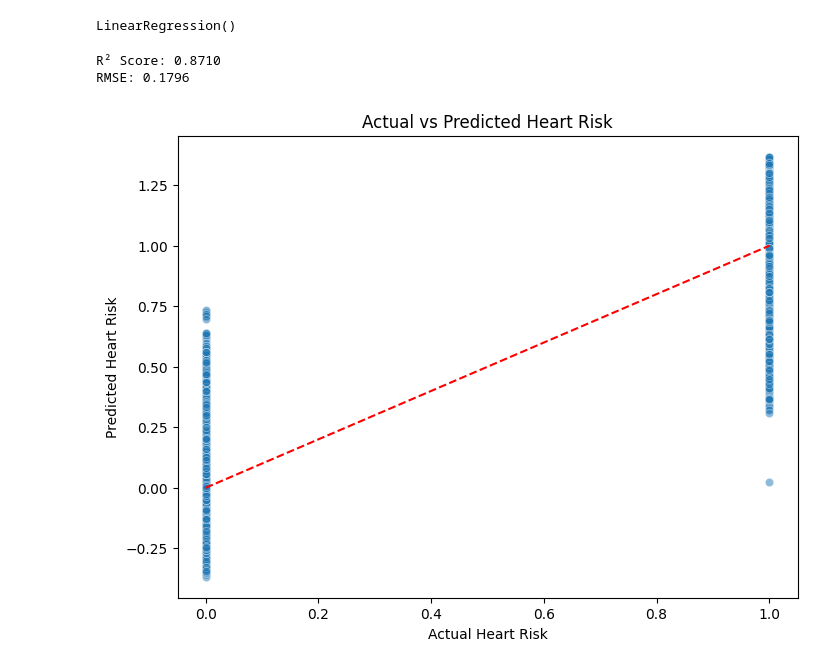
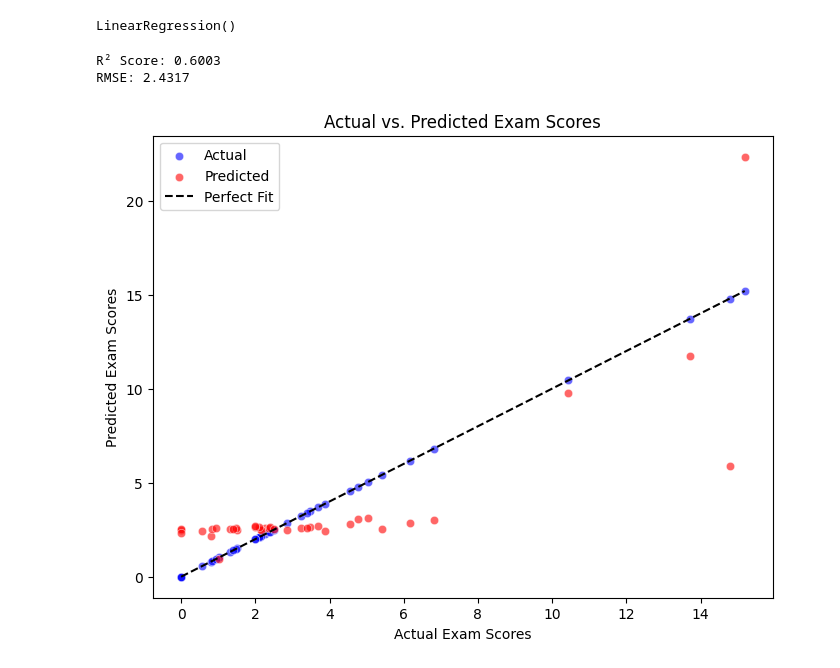
Before and after one commit to Wisdomous20/se3231-machine-learning-, a Jupyter notebook: MultiLinear.ipynb, the cells around one changed output. Cells and saved outputs as stored; diff of their text form; code cells hidden in the pictures.

```diff
--- a/MultiLinear.ipynb
+++ b/MultiLinear.ipynb
@@ -23,10 +23,16 @@ y = df["Heart_Risk"]
+# %%
+max_threshold = 1e10  # Define a reasonable threshold
+df_numeric = df_numeric[(df_numeric < max_threshold).all(axis=1)]
+# %%
+X = df_numeric.drop(columns=["Deaths / 100 Cases"])
+y = df_numeric["Deaths / 100 Cases"]
 # %%
 X_train, X_test, y_train, y_test = train_test_split(X, y, test_size=0.2, random_state=42)
 # %%
-heart_model = LinearRegression()
-heart_model.fit(X_train, y_train)
+model = LinearRegression()
+model.fit(X_train, y_train)
 # %% [output]
 LinearRegression()
 # %%
-y_pred = heart_model.predict(X_test)
+y_pred = model.predict(X_test)
 # %%
@@ -38,16 +41,23 @@ r2 = r2_score(Y_test, Y_pred)
 # %%
-print(f"R² Score: {r2_heart:.4f}")
-print(f"RMSE: {rmse_heart:.4f}")
+print(f"R² Score: {r2:.4f}")
+print(f"RMSE: {rmse:.4f}")
 # %% [output]
-R² Score: 0.8710
-RMSE: 0.1796
+R² Score: 0.6003
+RMSE: 2.4317
 # %%
+# Create scatter plot
 plt.figure(figsize=(8, 6))
-sns.scatterplot(x=y_test, y=y_pred, alpha=0.5)
-plt.plot([y_test.min(), y_test.max()], [y_test.min(), y_test.max()], color='red', linestyle='--')
-plt.xlabel("Actual Heart Risk")
-plt.ylabel("Predicted Heart Risk")
-plt.title("Actual vs Predicted Heart Risk")
+sns.scatterplot(x=y_test.values.flatten(), y=y_test.values.flatten(), color="blue", label="Actual", alpha=0.6)  # Actual values
+sns.scatterplot(x=y_test.values.flatten(), y=y_pred.flatten(), color="red", label="Predicted", alpha=0.6)  # Predicted values
+
+# Plot a reference diagonal line (perfect predictions)
+plt.plot([y_test.min(), y_test.max()], [y_test.min(), y_test.max()], color="black", linestyle="--", label="Perfect Fit")
+
+# Labels, title, and legend
+plt.xlabel("Actual Exam Scores")
+plt.ylabel("Predicted Exam Scores")
+plt.title("Actual vs. Predicted Exam Scores")
+plt.legend()
 plt.show()
 # %% [output]
-[figure, old version]
+[figure, new version]
```
Also changed, not shown: parts of 8 cells of this notebook, 1 other file.
